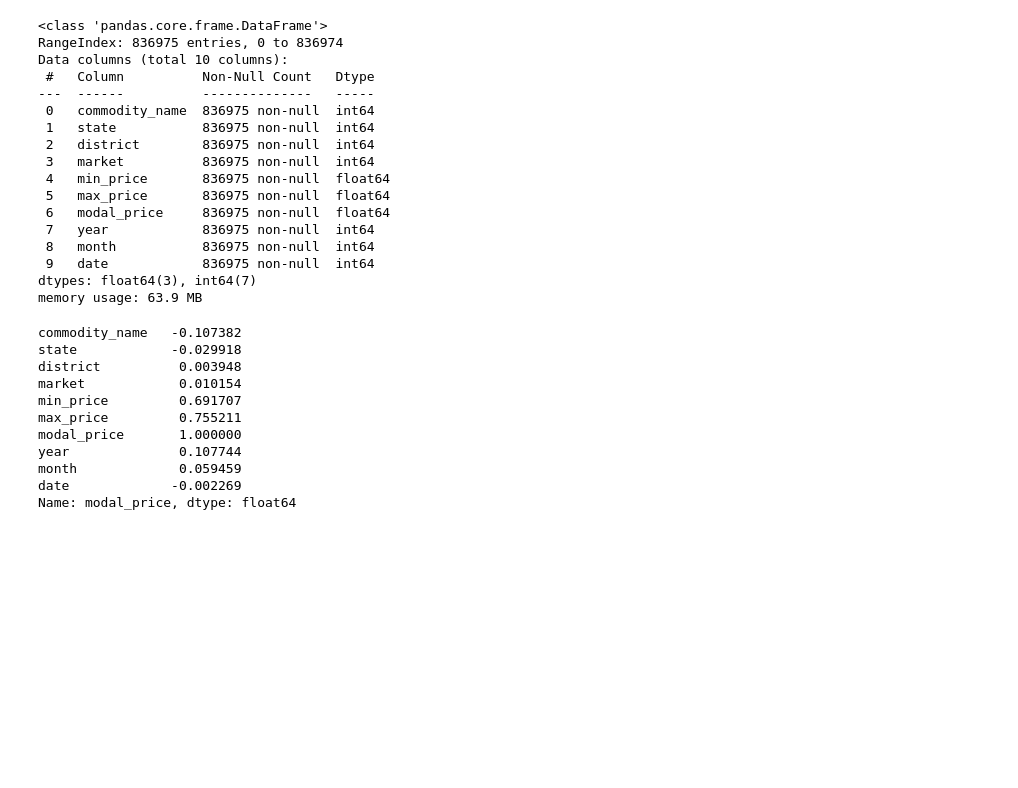
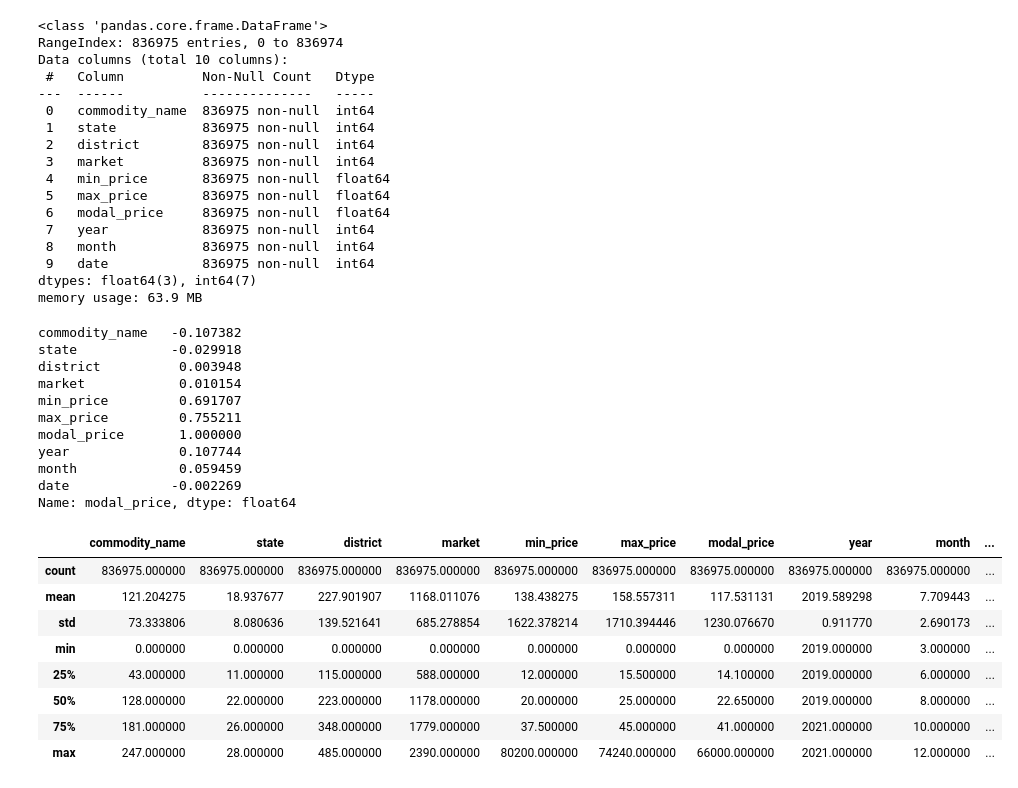
Before and after one commit to alekhya-puli14/Agricultural-Commodity-Futures-Price-Prediction, a Jupyter notebook: notebooks/index.ipynb, the cells around one changed output. Saved outputs shown, nothing was run; the diff lists cells and outputs as text; code cells hidden in the pictures; blank space fills up the shorter version.

```diff
--- a/notebooks/index.ipynb
+++ b/notebooks/index.ipynb
@@ -275,9 +291,14 @@ month             0.059459
 date             -0.002269
 Name: modal_price, dtype: float64
 # %%
-# from sklearn.model_selection import train_test_split
-
-# X = df.drop(columns=['min_price','max_price','modal_price'])
-# y = df['modal_price']
-
-# X_train,X_test,y_train,y_test = train_test_split(X,y,test_size=0.25,random_state=42)
+df.describe()
+# %% [output]
+|  | commodity_name | state | district | market | min_price | max_price | modal_price | year | month | ... |
+| count | 836975.000000 | 836975.000000 | 836975.000000 | 836975.000000 | 836975.000000 | 836975.000000 | 836975.000000 | 836975.000000 | 836975.000000 | ... |
+| mean | 121.204275 | 18.937677 | 227.901907 | 1168.011076 | 138.438275 | 158.557311 | 117.531131 | 2019.589298 | 7.709443 | ... |
+| std | 73.333806 | 8.080636 | 139.521641 | 685.278854 | 1622.378214 | 1710.394446 | 1230.076670 | 0.911770 | 2.690173 | ... |
+| min | 0.000000 | 0.000000 | 0.000000 | 0.000000 | 0.000000 | 0.000000 | 0.000000 | 2019.000000 | 3.000000 | ... |
+| 25% | 43.000000 | 11.000000 | 115.000000 | 588.000000 | 12.000000 | 15.500000 | 14.100000 | 2019.000000 | 6.000000 | ... |
+| 50% | 128.000000 | 22.000000 | 223.000000 | 1178.000000 | 20.000000 | 25.000000 | 22.650000 | 2019.000000 | 8.000000 | ... |
+| 75% | 181.000000 | 26.000000 | 348.000000 | 1779.000000 | 37.500000 | 45.000000 | 41.000000 | 2021.000000 | 10.000000 | ... |
+| max | 247.000000 | 28.000000 | 485.000000 | 2390.000000 | 80200.000000 | 74240.000000 | 66000.000000 | 2021.000000 | 12.000000 | ... |
```
Also changed, not shown: parts of 20 cells of this notebook, 1 other file.
